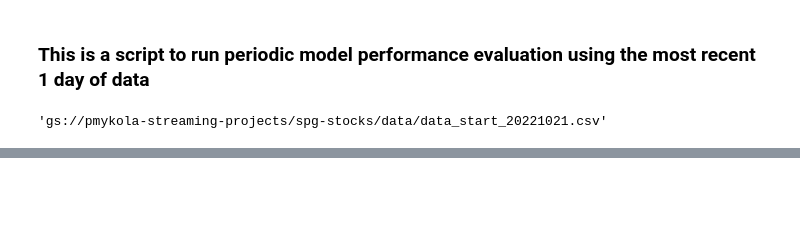
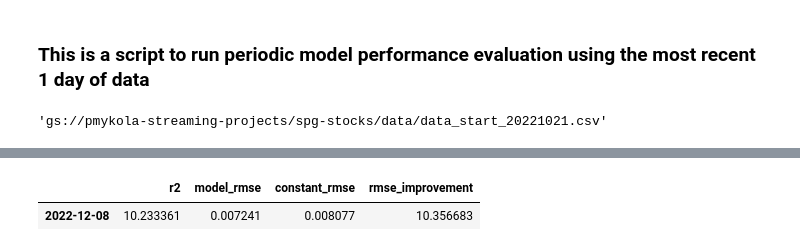
Before and after one commit to MykolaPinchuk/spg_stocks, a Jupyter notebook: daily_perf_eval.ipynb, the cells around one changed output, grey strips where cells are left out. Saved outputs shown, nothing was run; the diff lists cells and outputs as text; code cells hidden in the pictures; blank space fills up the shorter version.

```diff
--- a/daily_perf_eval.ipynb
+++ b/daily_perf_eval.ipynb
@@ -245,0 +246,6 @@ datetime.date(2022, 12, 7)
+# %%
+performance.rename(columns={'R2':'r2'}, inplace=True)
+performance
+# %% [output]
+|  | r2 | model_rmse | constant_rmse | rmse_improvement |
+| 2022-12-08 | 10.233361 | 0.007241 | 0.008077 | 10.356683 |
```
Also changed, not shown: parts of 9 cells of this notebook, 2 other files.
